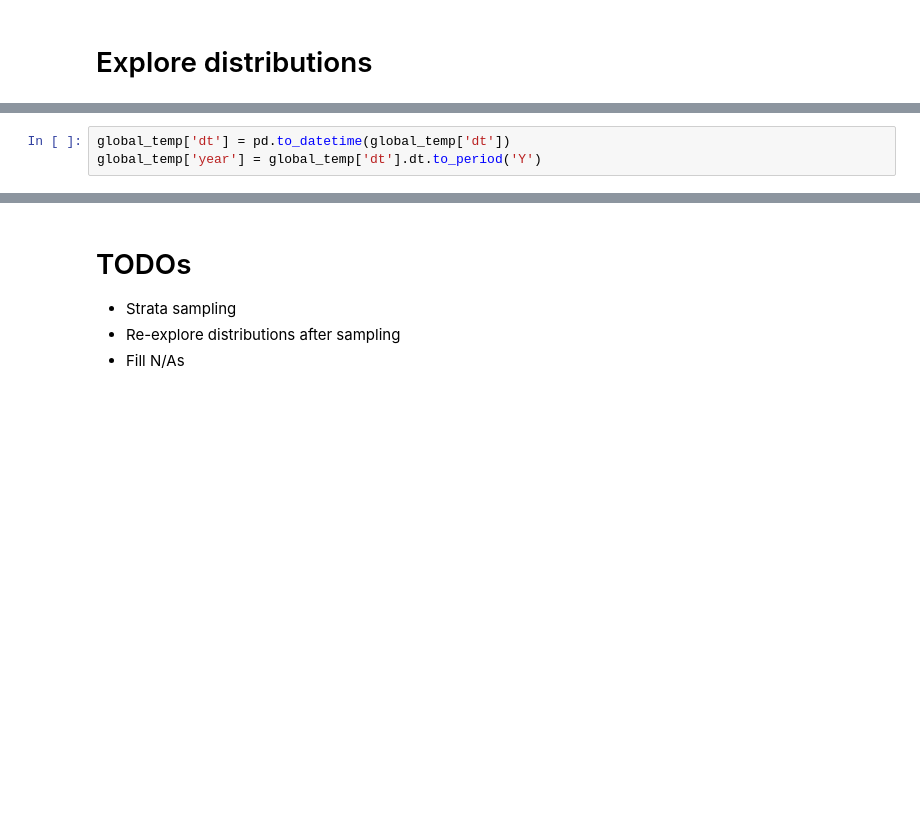
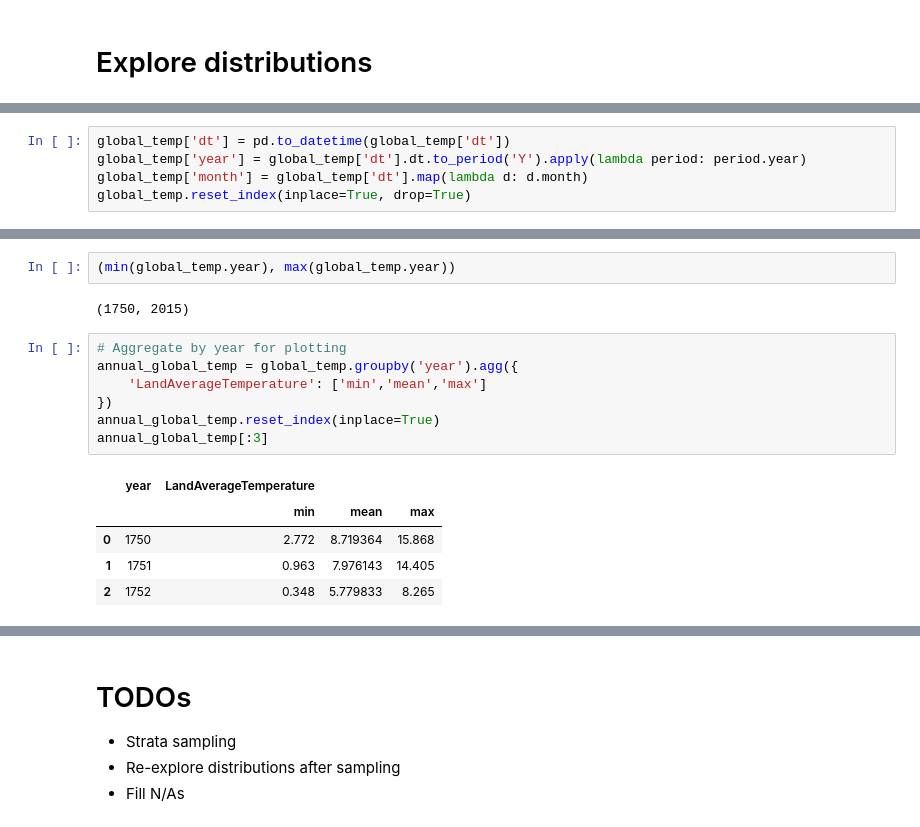
Before and after one commit to tao-pr/52-challenges, a Jupyter notebook: 004-skewed-data-classification/explore.ipynb, the cells around one changed output, grey strips where cells are left out. Cells and saved outputs as stored; diff of their text form; blank space fills up the shorter version.

```diff
--- a/004-skewed-data-classification/explore.ipynb
+++ b/004-skewed-data-classification/explore.ipynb
@@ -41,3 +47,5 @@ global_temp[:5]
 # %%
 global_temp['dt'] = pd.to_datetime(global_temp['dt'])
-global_temp['year'] = global_temp['dt'].dt.to_period('Y')
+global_temp['year'] = global_temp['dt'].dt.to_period('Y').apply(lambda period: period.year)
+global_temp['month'] = global_temp['dt'].map(lambda d: d.month)
+global_temp.reset_index(inplace=True, drop=True)
@@ -43,0 +61,17 @@ global_temp['year'] = global_temp['dt'].dt.to_period('Y')
+# %%
+(min(global_temp.year), max(global_temp.year))
+# %% [output]
+(1750, 2015)
+# %%
+# Aggregate by year for plotting
+annual_global_temp = global_temp.groupby('year').agg({
+    'LandAverageTemperature': ['min','mean','max']
+})
+annual_global_temp.reset_index(inplace=True)
+annual_global_temp[:3]
+# %% [output]
+|  | year | LandAverageTemperature |  |  |
+|  |  | min | mean | max |
+| 0 | 1750 | 2.772 | 8.719364 | 15.868 |
+| 1 | 1751 | 0.963 | 7.976143 | 14.405 |
+| 2 | 1752 | 0.348 | 5.779833 | 8.265 |
```
Also changed, not shown: parts of 7 cells of this notebook, 2 other files.
